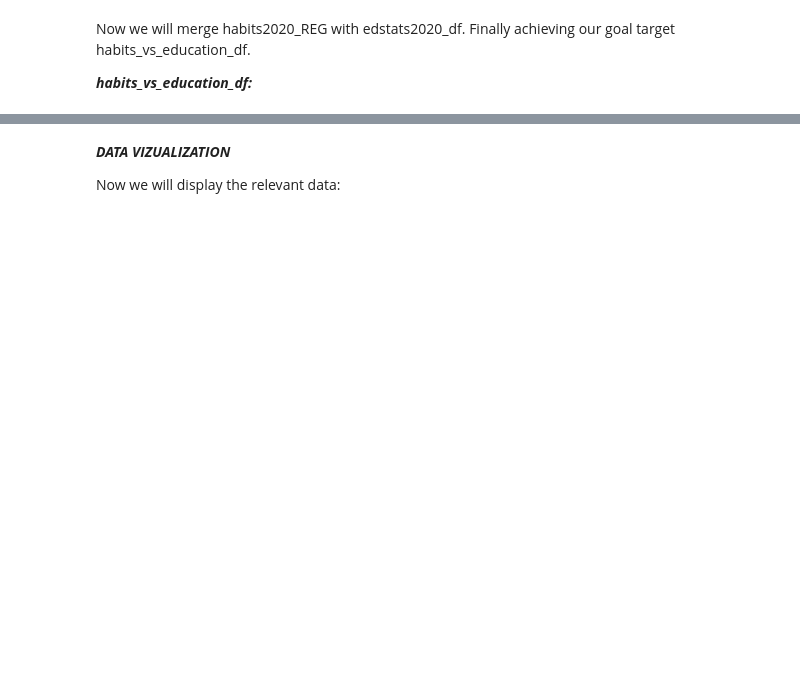
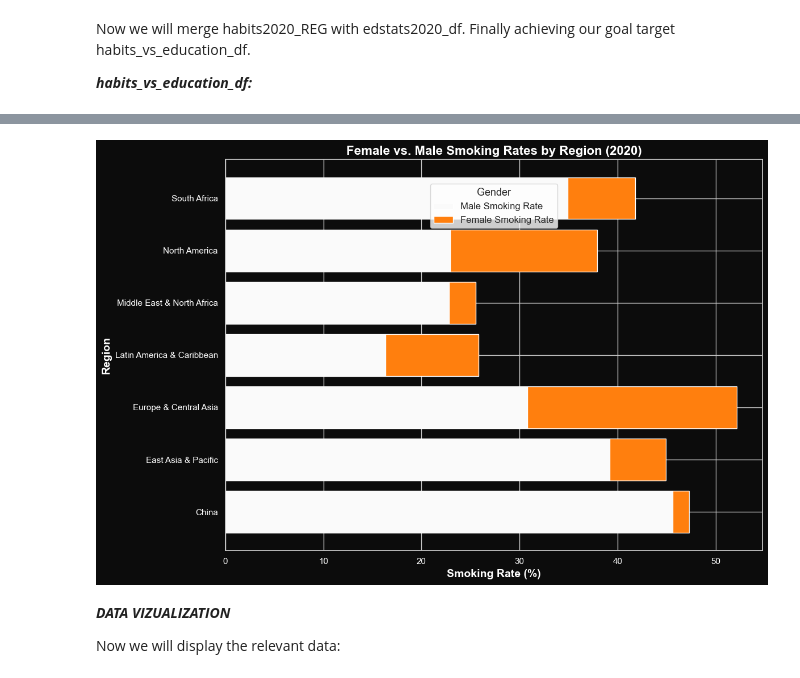
Before and after one commit to DefoNotGus/DV_assesment, a Jupyter notebook: DV_assesment.ipynb, the cells around one changed output, grey strips where cells are left out. Saved outputs shown, nothing was run; the diff lists cells and outputs as text; code cells hidden in the pictures; blank space fills up the shorter version.

Commit message:
Presentation adjustment made. Still in progress!

```diff
--- a/DV_assesment.ipynb
+++ b/DV_assesment.ipynb
@@ -468,9 +348,6 @@ country_to_region_mapping = {
     'Canada': 'North America',  # Canada in North America
     'Poland': 'Europe & Central Asia',  # Poland in Europe
     'Saudi Arabia': 'Middle East & North Africa',  # Saudi Arabia in the Middle East
-    'Australia': 'Australia & Pacific',  # Australia in Oceania
+    'Australia': 'East Asia & Pacific',  # Australia in Oceania
     'United Arab Emirates': 'Middle East & North Africa'  # UAE in the Middle East
 }
-
-# Display the mapping
-print(country_to_region_mapping)
@@ -485,11 +360,18 @@ habits2020_REG = habits2020_df.copy()  # Add parentheses to properly copy the Da
 # Now, map the 'Country' (index) to 'Region' using the country_to_region_mapping
 habits2020_REG['Region'] = habits2020_REG.index.map(country_to_region_mapping)
 
+
+# Group by 'Region' and compute the mean for each region
+habits2020_REG = habits2020_REG.groupby('Region').mean()
+
+# Optional: Reset index if you want 'Region' as a column instead of the index
+habits2020_REG = habits2020_REG.reset_index()
+
+# Print or inspect the new DataFrame
+print(habits2020_REG)
+
 # Set 'Region' as the new index
 habits2020_REG.set_index('Region', inplace=True)
 
-# Display the updated DataFrame to verify the changes
-print(habits2020_REG)
-
 # Display the size of the resulting DataFrame
 print("Size of habits2020_REG:", habits2020_REG.shape)
@@ -547,3 +400,40 @@ Index(['China', 'North America', 'East Asia & Pacific',
+# %%
+# Prepare the data for the table
+fig1_df = habits_vs_education_df[['Male smoking rate in 2020(%)', 'Female smoking rate in 2020(%)']]
+fig1_df.index = habits_vs_education_df.index  # Ensure Region is set as the index
+fig1_df = fig1_df.rename(columns={
+    'Male smoking rate in 2020(%)': 'Male Smoking Rate (%)',
+    'Female smoking rate in 2020(%)': 'Female Smoking Rate (%)'
+})
+
+# Create a horizontal bar chart for Female smoking rate over Male smoking rate
+fig, ax = plt.subplots(figsize=(12, 8))
+
+# Plot Male smoking rate bars
+male_bars = ax.barh(fig1_df.index, fig1_df['Male Smoking Rate (%)'], color='#fafafa', label='Male Smoking Rate')
+
+# Plot Female smoking rate bars over Male smoking rate
+female_bars = ax.barh(fig1_df.index, fig1_df['Female Smoking Rate (%)'],
+                      left=fig1_df['Male Smoking Rate (%)'], color='#ff7f0e', label='Female Smoking Rate')
+
+# Customize the chart
+ax.set_title('Female vs. Male Smoking Rates by Region (2020)', fontsize=16, weight='bold', color='white')
+ax.set_xlabel('Smoking Rate (%)', fontsize=14, weight='bold', color='white')
+ax.set_ylabel('Region', fontsize=14, weight='bold', color='white')
+ax.set_facecolor('#0c0c0c')  # Inner chart background color
+fig.patch.set_facecolor('#0c0c0c')  # Outer background color
+ax.tick_params(colors='white')  # Set tick label color to white
+
+# Add a legend
+ax.legend(title='Gender', fontsize=12, title_fontsize=13, loc='lower left')
+
+# Adjust layout to prevent clipping
+plt.tight_layout()
+
+# Display the chart
+plt.show()
+# %% [output]
+[figure, added]
 # %% [markdown]
 ***DATA VIZUALIZATION***
 
```
Also changed, not shown: parts of 20 cells of this notebook, 1 other file.
